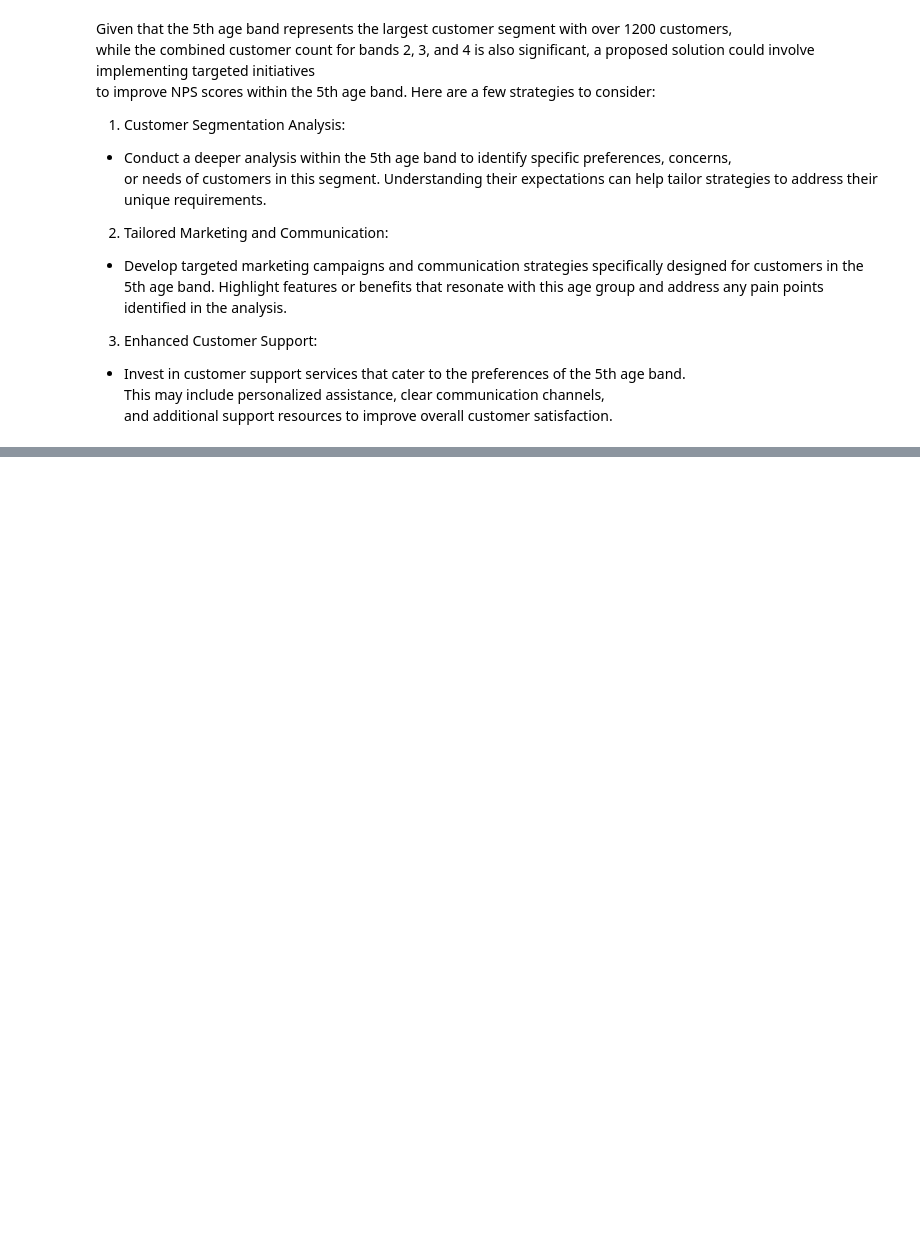
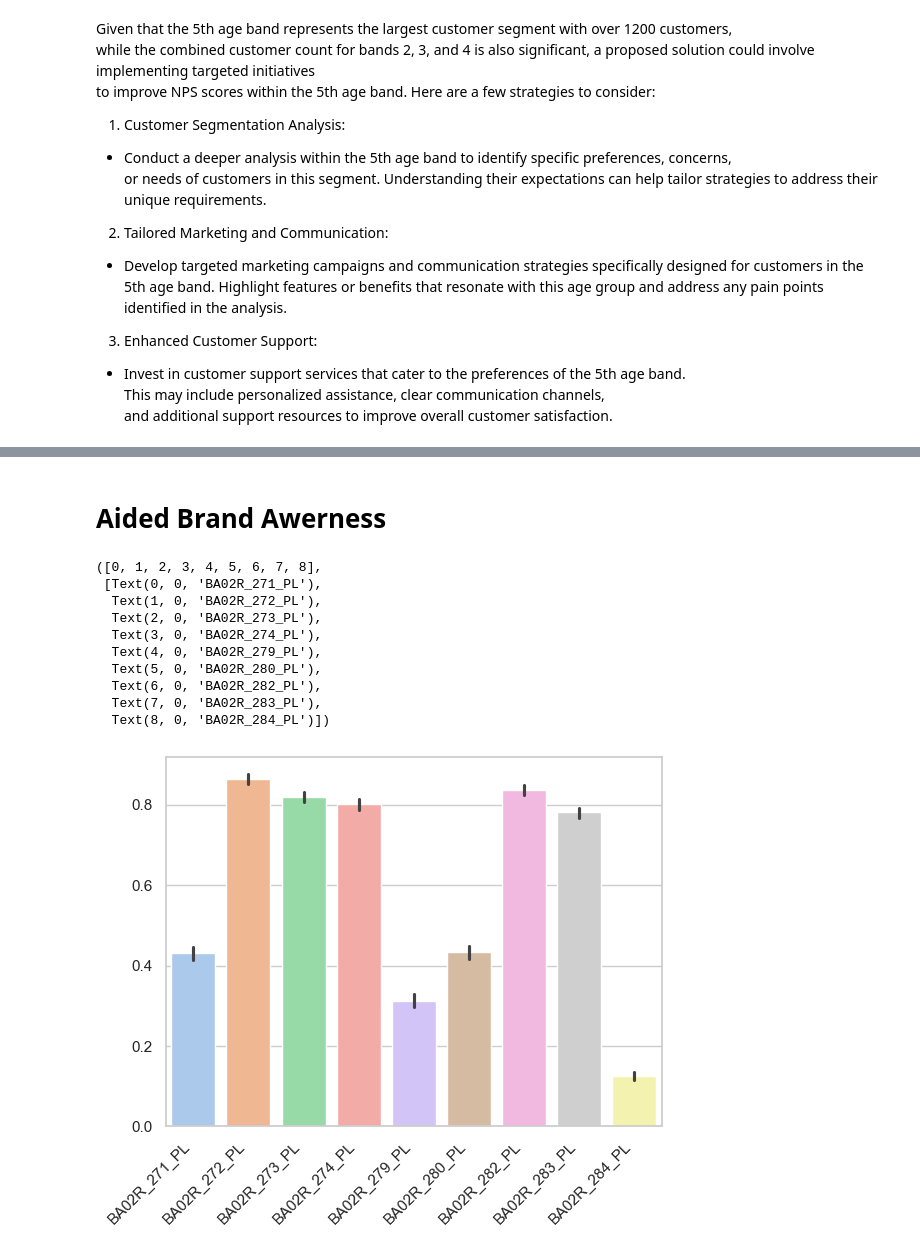
Before and after one commit to Skronski/cases, a Jupyter notebook: EON/00_programs/notebook.ipynb, the cells around one changed output, grey strips where cells are left out. Drawn from its saved outputs; the diff is of its cells as text; code cells hidden in the pictures; blank space fills up the shorter version.

Commit message:
Aided Brand Awerness

```diff
--- a/EON/00_programs/notebook.ipynb
+++ b/EON/00_programs/notebook.ipynb
@@ -201,3 +215,14 @@ or needs of customers in this segment. Understanding their expectations can help
 - Invest in customer support services that cater to the preferences of the 5th age band.
 This may include personalized assistance, clear communication channels,
 and additional support resources to improve overall customer satisfaction.
+# %%
+conditions = [
+    (df['NPS01R'] <= 6),
+    ((df['NPS01R'] >6 )& (df['NPS01R'] < 9)),
+    (df['NPS01R'] >= 9)
+]
+
+values = ['Detractor', 'Passive', 'Promoter']
+
+df['NPS category'] = np.select(conditions, values)
+print(df.head())
@@ -203,0 +269,17 @@ and additional support resources to improve overall customer satisfaction.
+# %% [markdown]
+# Aided Brand Awerness
+# %%
+sns.barplot(df[['BA02R_271_PL',	'BA02R_272_PL',	'BA02R_273_PL',	'BA02R_274_PL',	'BA02R_279_PL',	'BA02R_280_PL',	'BA02R_282_PL',	'BA02R_283_PL',	'BA02R_284_PL']])
+plt.xticks(rotation=45, ha='right')
+# %% [output]
+([0, 1, 2, 3, 4, 5, 6, 7, 8],
+ [Text(0, 0, 'BA02R_271_PL'),
+  Text(1, 0, 'BA02R_272_PL'),
+  Text(2, 0, 'BA02R_273_PL'),
+  Text(3, 0, 'BA02R_274_PL'),
+  Text(4, 0, 'BA02R_279_PL'),
+  Text(5, 0, 'BA02R_280_PL'),
+  Text(6, 0, 'BA02R_282_PL'),
+  Text(7, 0, 'BA02R_283_PL'),
+  Text(8, 0, 'BA02R_284_PL')])
+[figure, added]
```
Also changed, not shown: parts of 12 cells of this notebook.
